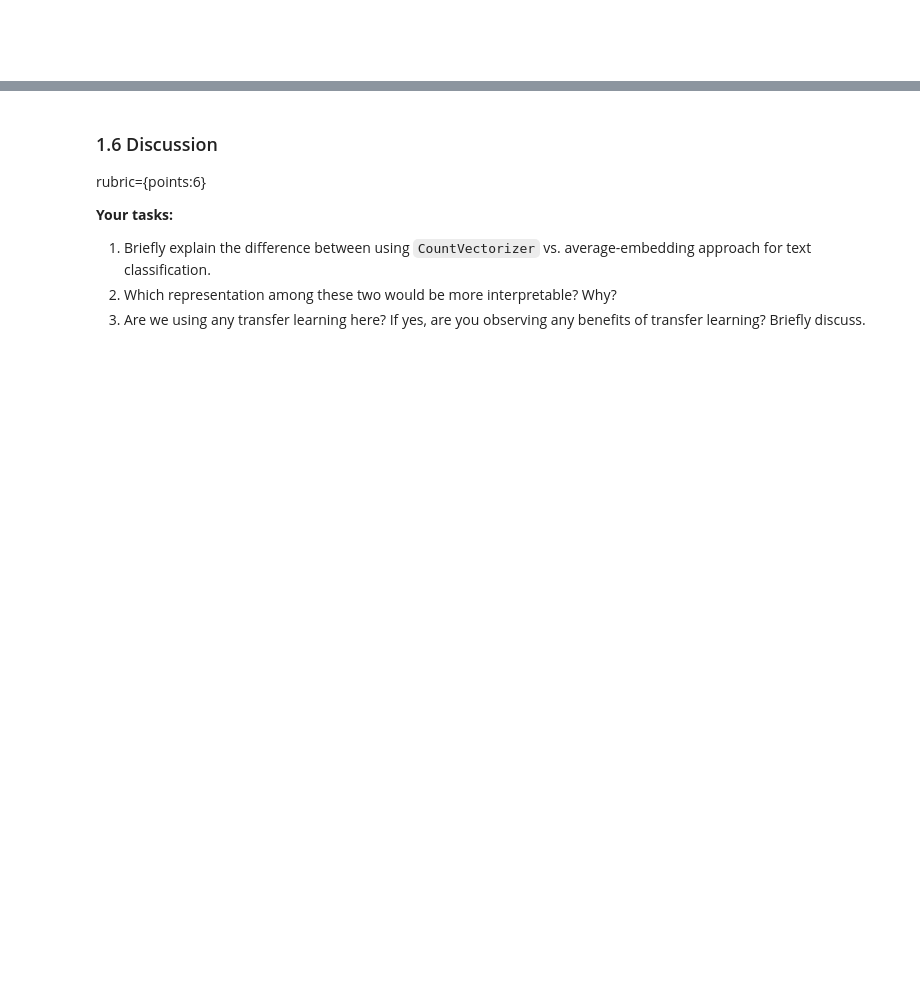
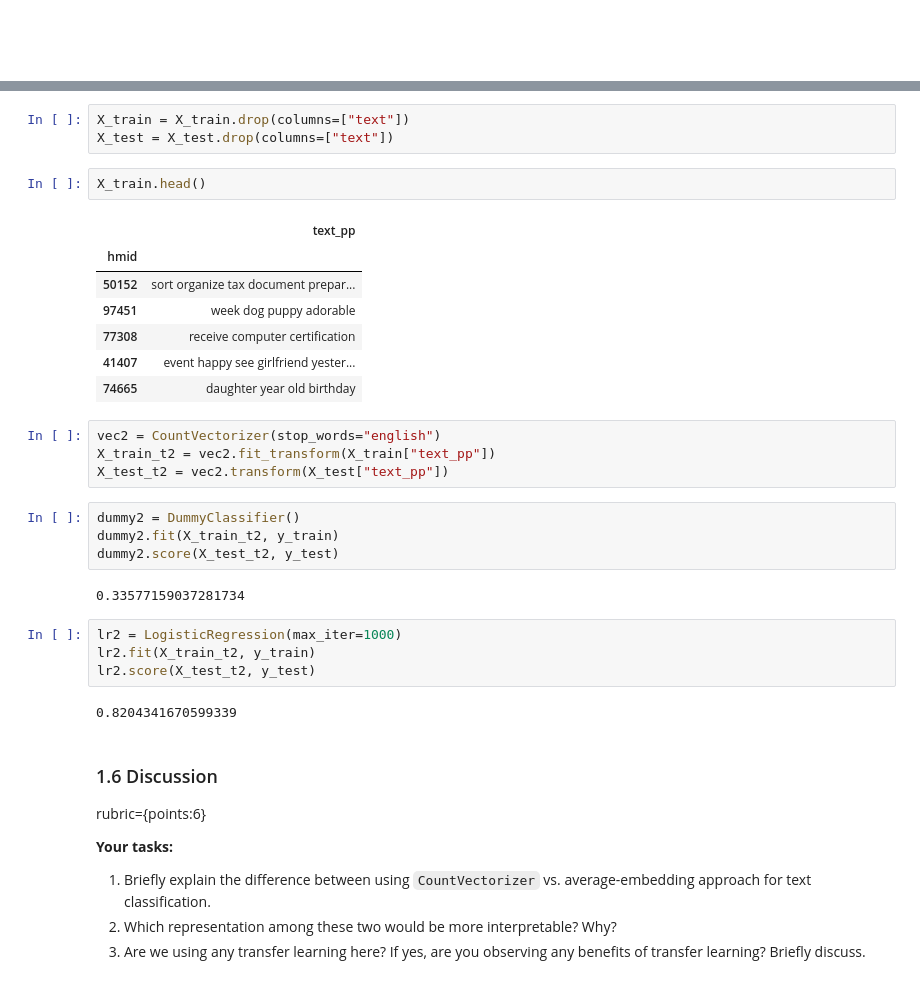
Before and after one commit to ricd99/cpsc330-2022W1, a Jupyter notebook: hw/hw7/hw7.ipynb, the cells around one changed output, grey strips where cells are left out. Saved outputs shown, nothing was run; the diff lists cells and outputs as text; blank space fills up the shorter version.

```diff
--- a/hw/hw7/hw7.ipynb
+++ b/hw/hw7/hw7.ipynb
@@ -364,3 +474,32 @@ _Type your answer here, replacing this text._
+# %%
+X_train = X_train.drop(columns=["text"])
+X_test = X_test.drop(columns=["text"])
+# %%
+X_train.head()
+# %% [output]
+|  | text_pp |
+| hmid |  |
+| 50152 | sort organize tax document prepar... |
+| 97451 | week dog puppy adorable |
+| 77308 | receive computer certification |
+| 41407 | event happy see girlfriend yester... |
+| 74665 | daughter year old birthday |
+# %%
+vec2 = CountVectorizer(stop_words="english")
+X_train_t2 = vec2.fit_transform(X_train["text_pp"])
+X_test_t2 = vec2.transform(X_test["text_pp"])
+# %%
+dummy2 = DummyClassifier()
+dummy2.fit(X_train_t2, y_train)
+dummy2.score(X_test_t2, y_test)
+# %% [output]
+0.33577159037281734
+# %%
+lr2 = LogisticRegression(max_iter=1000)
+lr2.fit(X_train_t2, y_train)
+lr2.score(X_test_t2, y_test)
+# %% [output]
+0.8204341670599339
 # %% [markdown]
 <!-- BEGIN QUESTION -->
 
```
Also changed, not shown: parts of 27 cells of this notebook.
